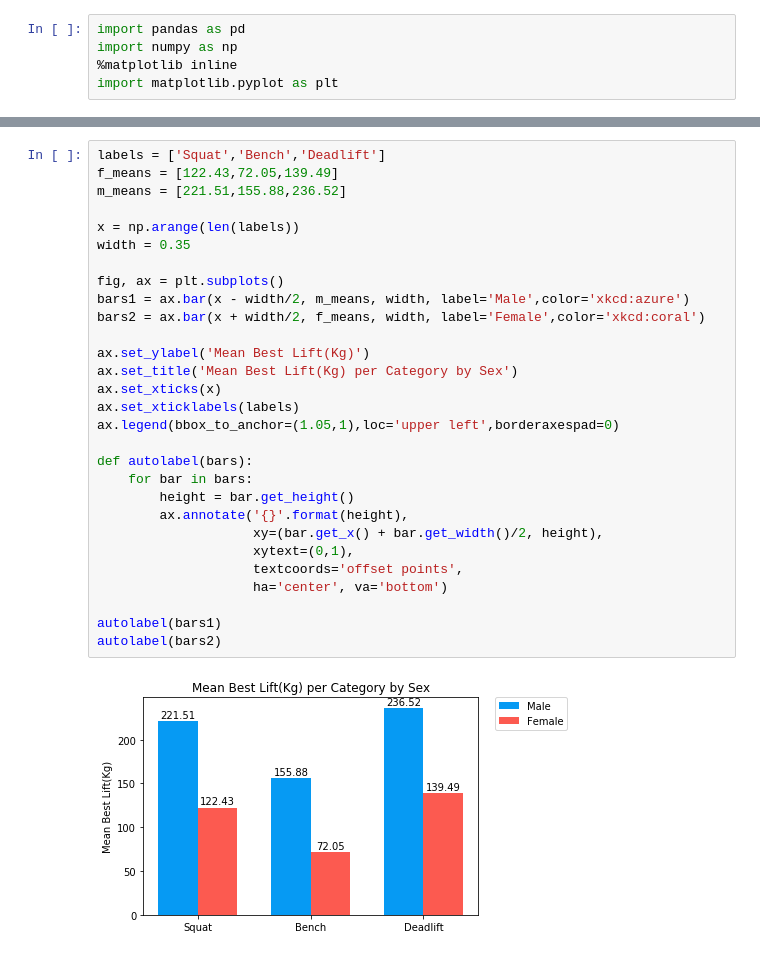
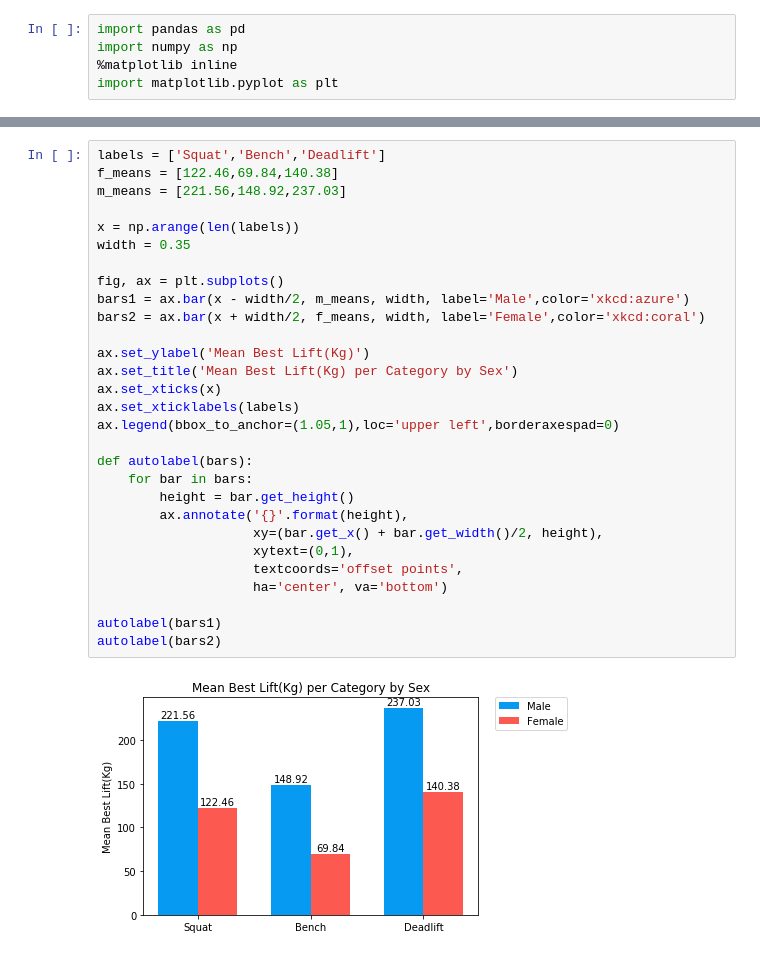
Before and after one commit to jasval/powerlifting-analytics, a Jupyter notebook: GroupBySexWeightclass.ipynb, the cells around one changed output, grey strips where cells are left out. Saved outputs shown, nothing was run; the diff lists cells and outputs as text.

```diff
--- a/GroupBySexWeightclass.ipynb
+++ b/GroupBySexWeightclass.ipynb
@@ -17,34 +34,34 @@ group_sex.mean()
 # %%
 labels = ['Squat','Bench','Deadlift']
-f_means = [122.43,72.05,139.49]
-m_means = [221.51,155.88,236.52]
+f_means = [122.46,69.84,140.38]
+m_means = [221.56,148.92,237.03]
 
 x = np.arange(len(labels))
 width = 0.35
 
 fig, ax = plt.subplots()
 bars1 = ax.bar(x - width/2, m_means, width, label='Male',color='xkcd:azure')
 bars2 = ax.bar(x + width/2, f_means, width, label='Female',color='xkcd:coral')
 
 ax.set_ylabel('Mean Best Lift(Kg)')
 ax.set_title('Mean Best Lift(Kg) per Category by Sex')
 ax.set_xticks(x)
 ax.set_xticklabels(labels)
 ax.legend(bbox_to_anchor=(1.05,1),loc='upper left',borderaxespad=0)
 
 def autolabel(bars):
     for bar in bars:
         height = bar.get_height()
         ax.annotate('{}'.format(height),
                     xy=(bar.get_x() + bar.get_width()/2, height),
                     xytext=(0,1),
                     textcoords='offset points',
                     ha='center', va='bottom')
 
 autolabel(bars1)
 autolabel(bars2)
 # %% [output]
-[figure, old version]
+[figure, new version]
 # %%
 # Mean Best Lift(Kg) per Category by Weight Class and Sex
 group_sex_weight = df[['Best3SquatKg','Best3BenchKg','Best3DeadliftKg']].groupby([df['Sex'],df['WeightClassKg']])
```
Also changed, not shown: parts of 5 cells of this notebook.
